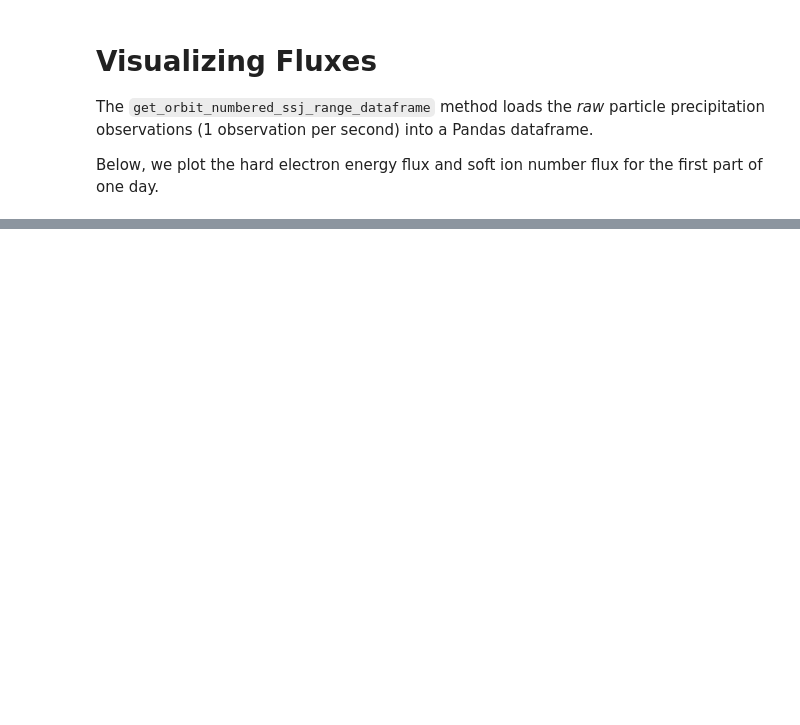
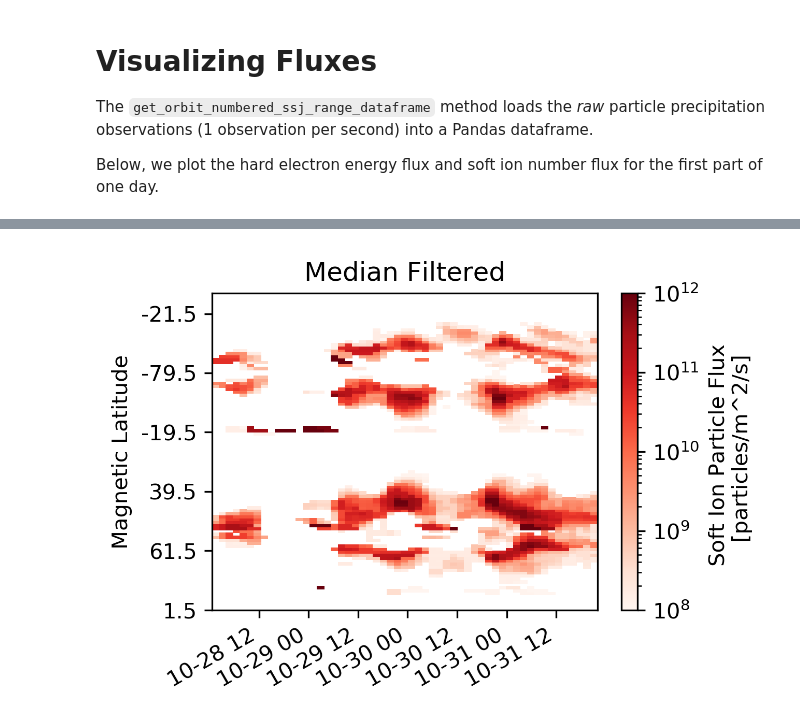
Before and after one commit to lkilcommons/ssj_latbin, a Jupyter notebook: notebooks/Methods.ipynb, the cells around one changed output, grey strips where cells are left out. Cells and saved outputs as stored; diff of their text form; code cells hidden in the pictures; blank space fills up the shorter version.

```diff
--- a/notebooks/Methods.ipynb
+++ b/notebooks/Methods.ipynb
@@ -245,0 +260,17 @@ f4.autofmt_xdate()
+# %%
+from scipy.ndimage import median_filter
+ksize=(3,3)
+
+lbdf = bin_by_latitude(df0,config,latvar='mlats')
+t,lats,_,influxs = dataframe_to_latbinned_flux(lbdf,'ion_soft_number')
+
+f3 = plt.figure(figsize=(4,3),dpi=300)
+ax3 = f3.add_subplot(111)
+mappable = ax3.pcolormesh(t,np.arange(lats.size),median_filter(influxs.T,ksize),vmin=1e8,vmax=1e12,cmap='Reds',norm=LogNorm())
+ax3.yaxis.set_major_formatter(plt.FuncFormatter(latlabel))
+ax3.set_ylabel('Magnetic Latitude')
+f3.colorbar(mappable,label='Soft Ion Particle Flux \n [particles/m^2/s]')
+ax3.set_title('Median Filtered')
+f3.autofmt_xdate()
+# %% [output]
+[figure, added]
```
Also changed, not shown: parts of 10 cells of this notebook.
